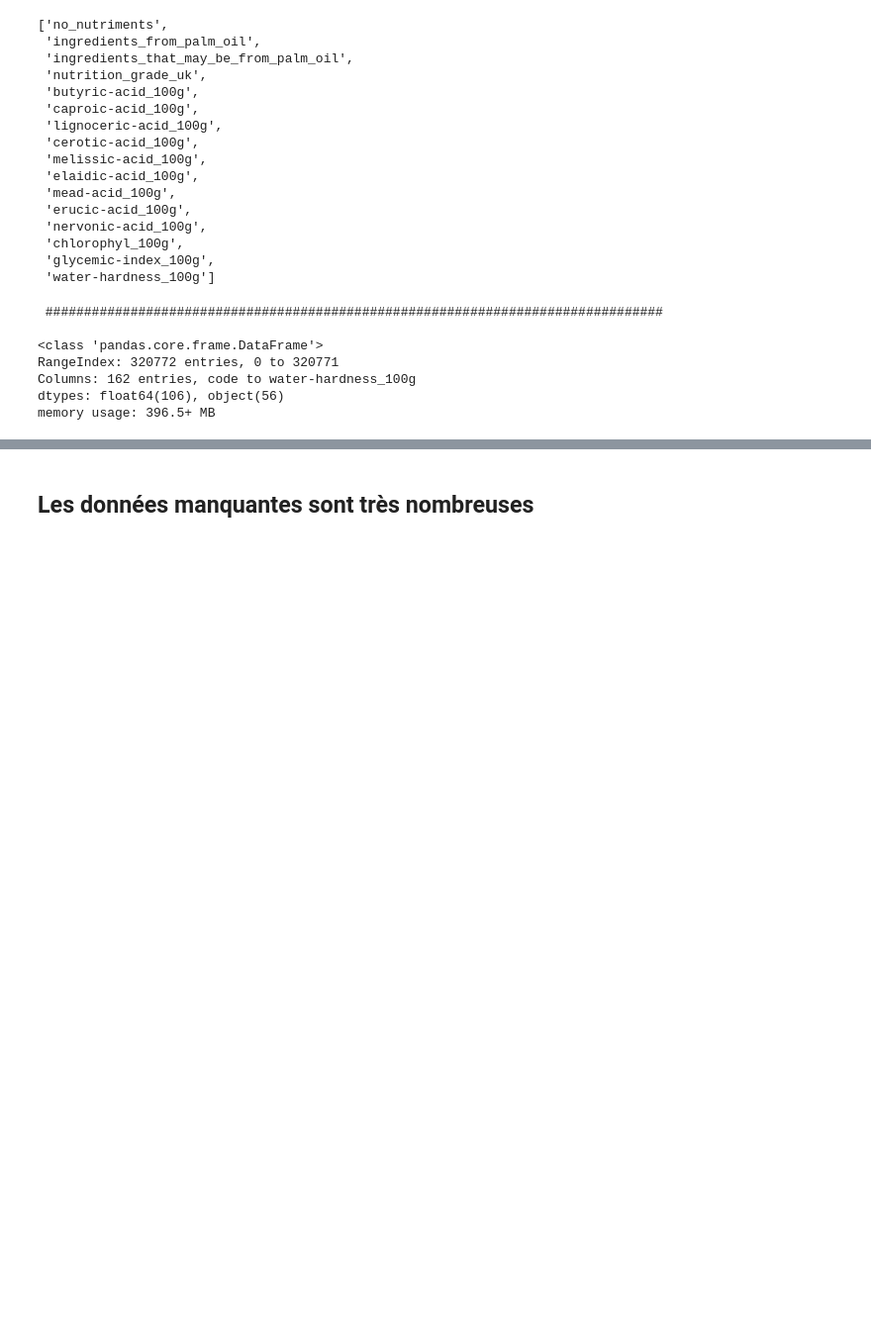
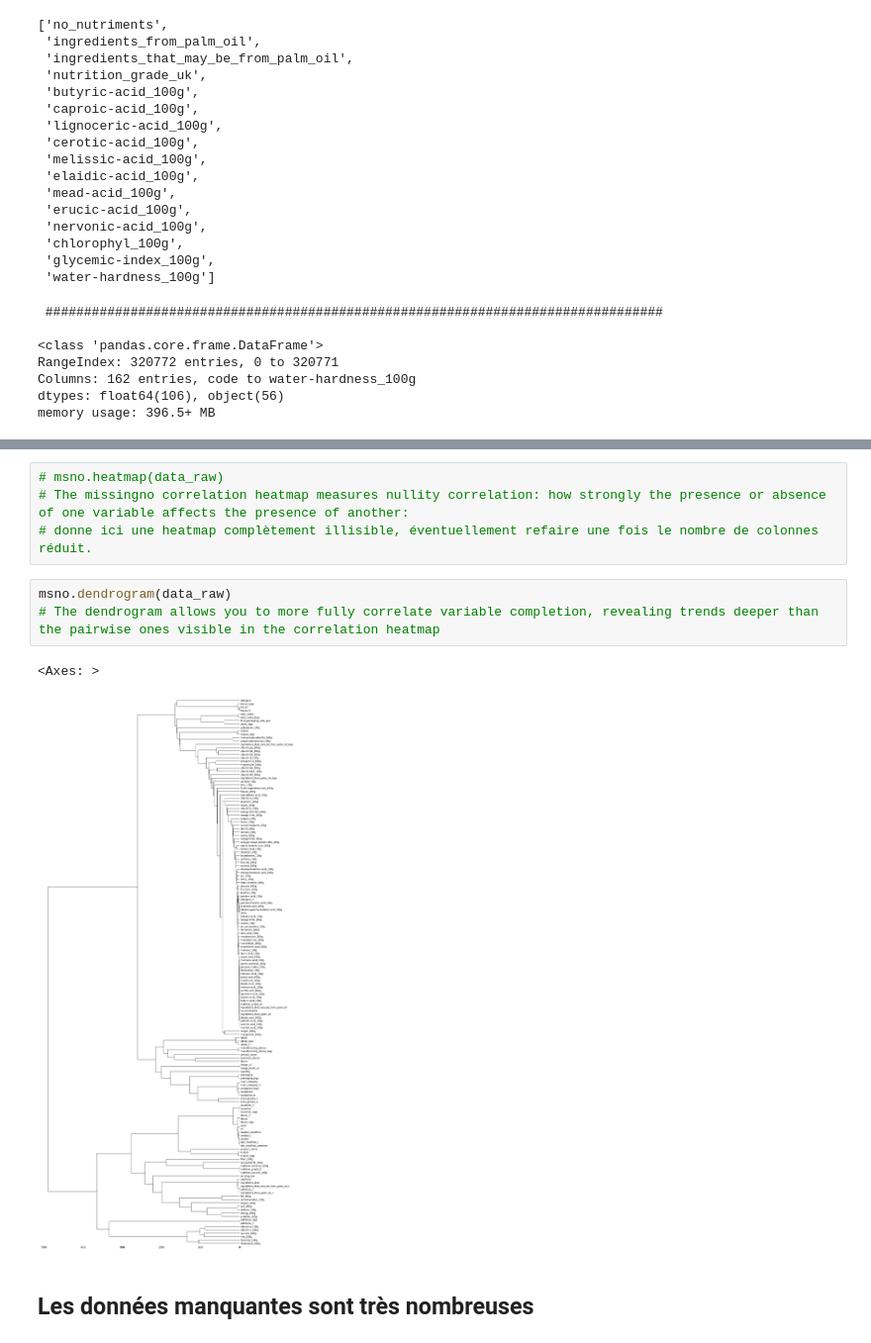
Before and after one commit to BiGHeaDMaX/Nettoyage-et-EDA, a Jupyter notebook: OCR - Projet 2.ipynb, the cells around one changed output, grey strips where cells are left out. Shown at 99% size. Saved outputs shown, nothing was run; the diff lists cells and outputs as text; blank space fills up the shorter version.

Commit message:
test de missingno

```diff
--- a/OCR - Projet 2.ipynb
+++ b/OCR - Projet 2.ipynb
@@ -135,3 +153,13 @@ memory usage: 396.5+ MB
+# %%
+# msno.heatmap(data_raw)
+# The missingno correlation heatmap measures nullity correlation: how strongly the presence or absence of one variable affects the presence of another:
+# donne ici une heatmap complètement illisible, éventuellement refaire une fois le nombre de colonnes réduit.
+# %%
+msno.dendrogram(data_raw)
+# The dendrogram allows you to more fully correlate variable completion, revealing trends deeper than the pairwise ones visible in the correlation heatmap
+# %% [output]
+<Axes: >
+[figure, added]
 # %% [markdown]
 ## Les données manquantes sont très nombreuses
 # %%
```
Also changed, not shown: parts of 5 cells of this notebook.
